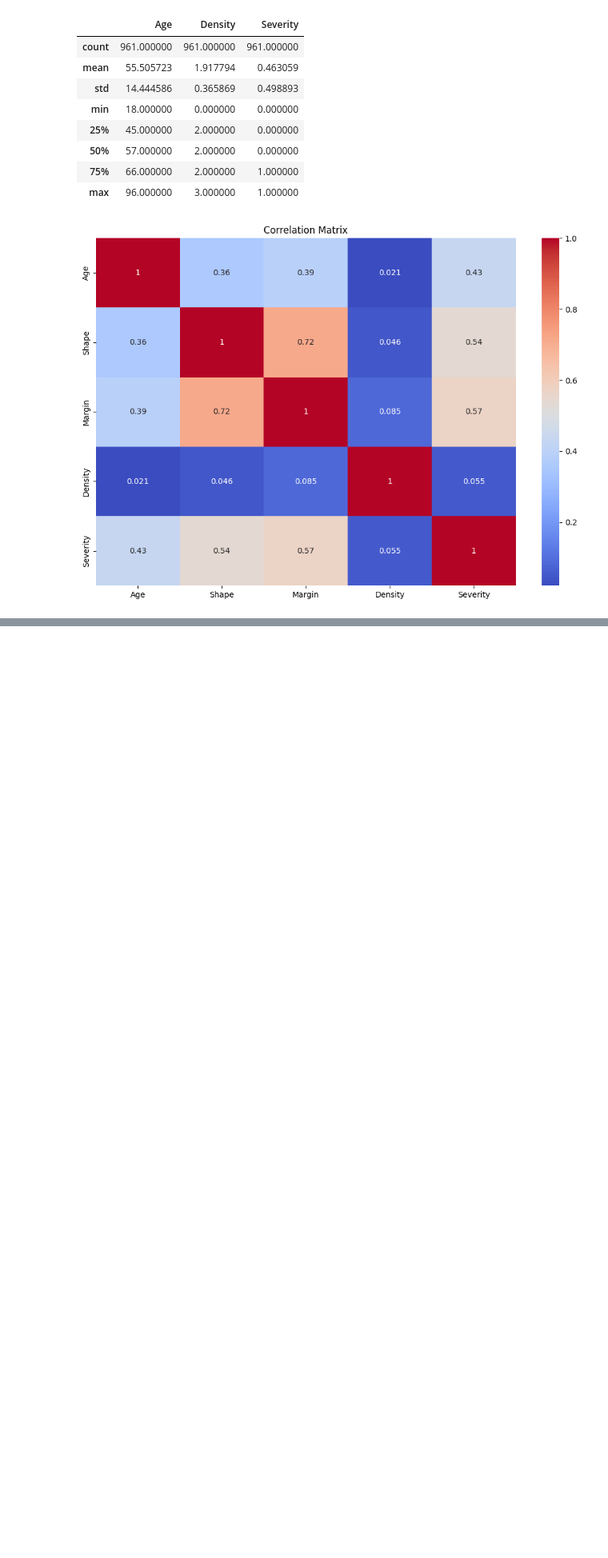
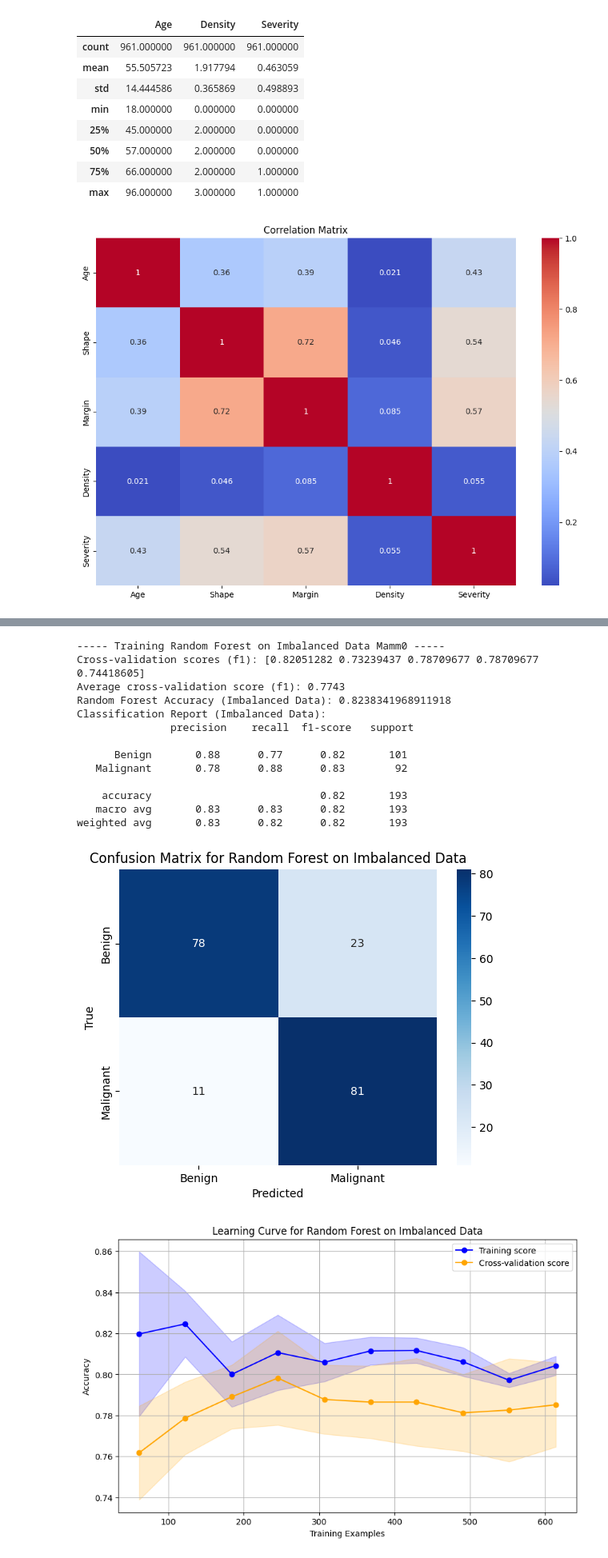
Before and after one commit to harsha5428/datascience_project, a Jupyter notebook: final_project.ipynb, the cells around one changed output, grey strips where cells are left out. Shown at 80% size. Drawn from its saved outputs; the diff is of its cells as text; code cells hidden in the pictures; blank space fills up the shorter version.

Commit message:
random forest model trained for the mammographic dataset

```diff
--- a/final_project.ipynb
+++ b/final_project.ipynb
@@ -946,3 +946,7 @@ plt.title("Correlation Matrix")
 plt.show()
 # %% [output]
 [figure]
+# %%
+# Define feature matrix and target variable
+X_mamm = data_mamm.drop(columns=['Severity'])
+y_mamm = data_mamm['Severity']
@@ -948,0 +960,16 @@ plt.show()
+# %%
+
+# Step 2: One-Hot Encode 'Shape', 'Margin', and 'Density'
+from sklearn.preprocessing import StandardScaler, OneHotEncoder
+
+encoder = OneHotEncoder(sparse_output=False, drop=None)  # drop='first' to avoid dummy variable trap if needed
+categorical_encoded = encoder.fit_transform(X_mamm[['Shape', 'Margin']])
+
+# Convert the encoded array to a DataFrame with proper column names
+categorical_encoded = pd.DataFrame(
+    categorical_encoded,
+    columns=encoder.get_feature_names_out(['Shape', 'Margin'])
+)
+
+# Step 3: Concatenate scaled 'Age' and encoded categorical features
+X_transformed = pd.concat([age_scaled,density_scaled, categorical_encoded], axis=1)
@@ -948,0 +992,39 @@ plt.show()
+# %%
+X_train_mamm, X_test_mamm, y_train_mamm, y_test_mamm = train_test_split(X_transformed, y_mamm, test_size=0.2, random_state=42)
+# %%
+print("\n----- Training Random Forest on Imbalanced Data Mamm0 -----")
+rf_mamm = RandomForestClassifier(n_estimators=30,
+    max_depth=6,
+    min_samples_split=20,
+    min_samples_leaf=8,
+    max_features='sqrt',
+    max_samples=0.5,
+    random_state=42)
+rf_mamm.fit(X_train_mamm, y_train_mamm)
+perform_cross_validation(rf_mamm, X_train_mamm, y_train_mamm)
+y_pred_rf_mamm = rf_mamm.predict(X_test_mamm)
+print("Random Forest Accuracy (Imbalanced Data):", accuracy_score(y_test_mamm, y_pred_rf_mamm))
+print("Classification Report (Imbalanced Data):\n", classification_report(y_test_mamm, y_pred_rf_mamm, target_names=['Benign', 'Malignant']))
+conf_matrix_rf_mamm = confusion_matrix(y_test_mamm, y_pred_rf_mamm)
+sns.heatmap(conf_matrix_rf_mamm, annot=True, fmt='d', cmap='Blues', xticklabels=['Benign', 'Malignant'], yticklabels=['Benign', 'Malignant'])
+plt.title('Confusion Matrix for Random Forest on Imbalanced Data')
+plt.xlabel('Predicted')
+plt.ylabel('True')
+plt.show()
+plot_learning_curve(rf_mamm, X_train_mamm, y_train_mamm, cv=5,use_smote=False, title="Learning Curve for Random Forest on Imbalanced Data")
+# %% [output]
+----- Training Random Forest on Imbalanced Data Mamm0 -----
+Cross-validation scores (f1): [0.82051282 0.73239437 0.78709677 0.78709677 0.74418605]
+Average cross-validation score (f1): 0.7743
+Random Forest Accuracy (Imbalanced Data): 0.8238341968911918
+Classification Report (Imbalanced Data):
+               precision    recall  f1-score   support
+
+      Benign       0.88      0.77      0.82       101
+   Malignant       0.78      0.88      0.83        92
+
+    accuracy                           0.82       193
+   macro avg       0.83      0.83      0.82       193
+weighted avg       0.83      0.82      0.82       193
+[figure, added]
+[figure, added]
```
Also changed, not shown: parts of 11 cells of this notebook.
